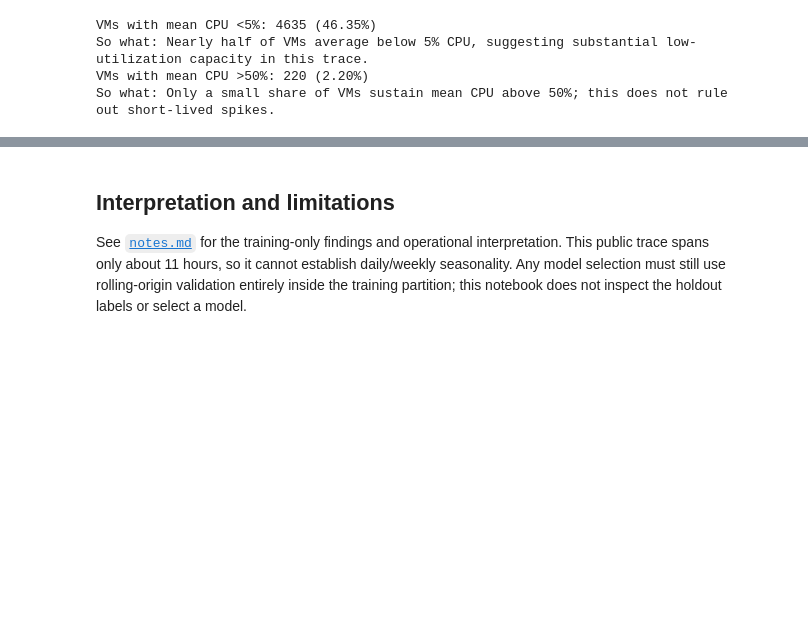
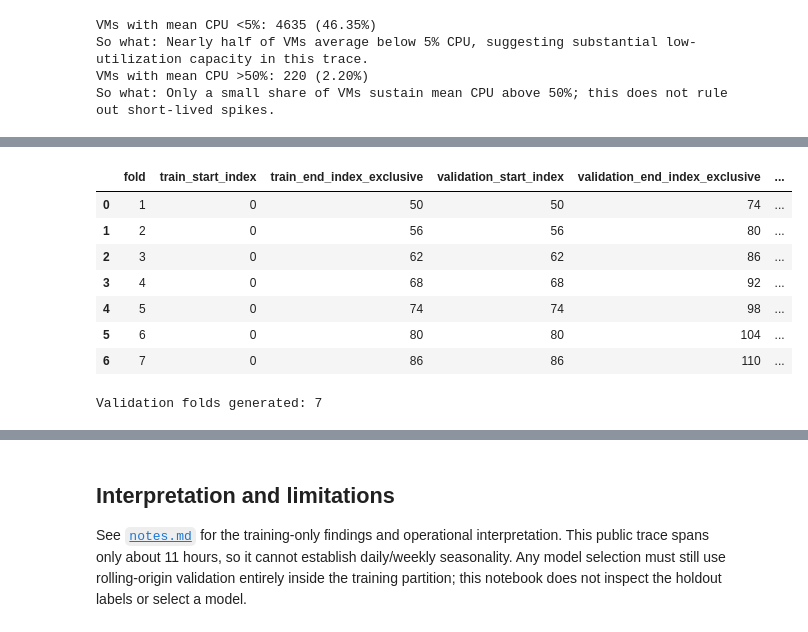
Before and after one commit to Code-compile-sys/atomity-forecasting-challenge, a Jupyter notebook: notebooks/01_eda.ipynb, the cells around one changed output, grey strips where cells are left out. Saved outputs shown, nothing was run; the diff lists cells and outputs as text; code cells hidden in the pictures; blank space fills up the shorter version.

```diff
--- a/notebooks/01_eda.ipynb
+++ b/notebooks/01_eda.ipynb
@@ -366,0 +443,21 @@ Training-only breakdown by memory_gb_bucket
+# %%
+from cwfc.validation import rolling_origin_fold_metadata
+fold_metadata = rolling_origin_fold_metadata(
+    train_targets,
+    datetime_col="datetime",
+    min_train_size=50,
+    horizon=24,
+    step=6,
+)
+display(fold_metadata)
+print(f"Validation folds generated: {len(fold_metadata)}")
+# %% [output]
+|  | fold | train_start_index | train_end_index_exclusive | validation_start_index | validation_end_index_exclusive | ... |
+| 0 | 1 | 0 | 50 | 50 | 74 | ... |
+| 1 | 2 | 0 | 56 | 56 | 80 | ... |
+| 2 | 3 | 0 | 62 | 62 | 86 | ... |
+| 3 | 4 | 0 | 68 | 68 | 92 | ... |
+| 4 | 5 | 0 | 74 | 74 | 98 | ... |
+| 5 | 6 | 0 | 80 | 80 | 104 | ... |
+| 6 | 7 | 0 | 86 | 86 | 110 | ... |
+Validation folds generated: 7
```
Also changed, not shown: parts of 10 cells of this notebook, 9 other files.
